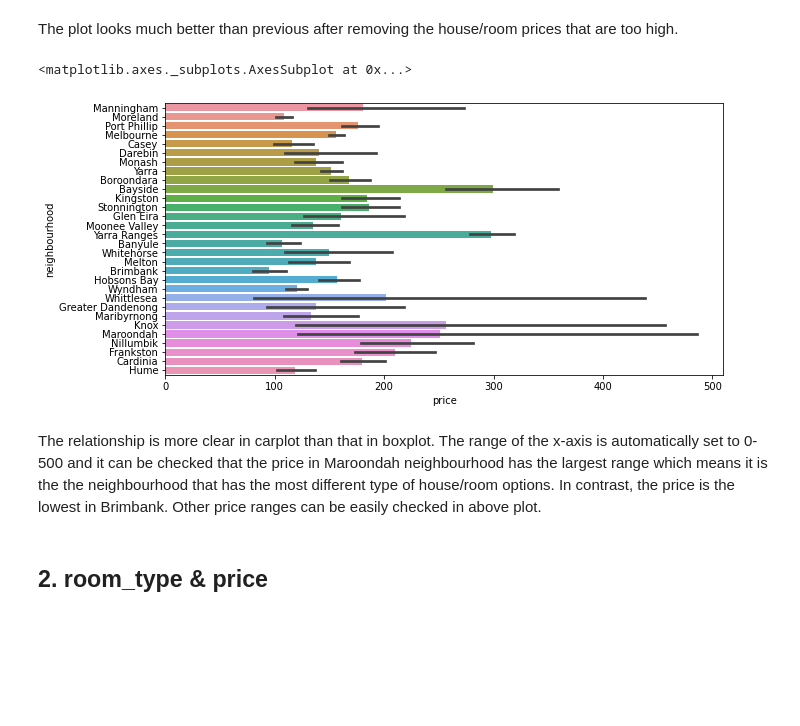
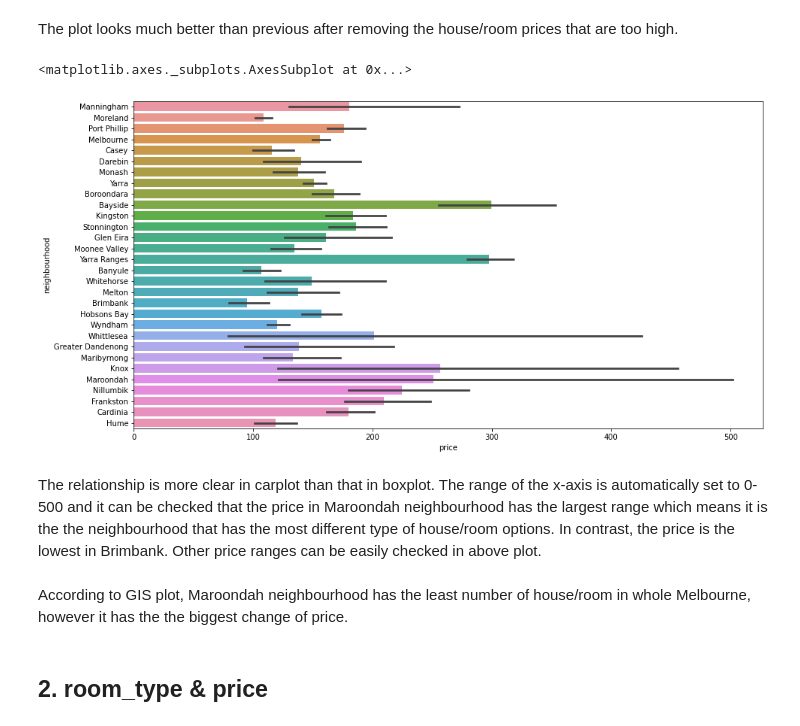
Before and after one commit to JunoZ9009/project_2021_summer, a Jupyter notebook: airbnb/04_Airbnb.ipynb, the cells around one changed output. Drawn from its saved outputs; the diff is of its cells as text; code cells hidden in the pictures; blank space fills up the shorter version.

```diff
--- a/airbnb/04_Airbnb.ipynb
+++ b/airbnb/04_Airbnb.ipynb
@@ -140,18 +85,18 @@ data.last_review
 18604           NaN
 Name: last_review, Length: 18605, dtype: object
 # %%
-new_data = data[['neighbourhood', 'room_type', 'price', 'minimum_nights', 'number_of_reviews', 'reviews_per_month', 'calculated_host_listings_count', 'last_review', 'availability_365']]
+new_data = data[['neighbourhood', 'room_type', 'price', 'minimum_nights', 'number_of_reviews', 'calculated_host_listings_count', 'last_review', 'availability_365']]
 # new_data.head()
 # %%
 # new_data.head(20)
 # %%
 # year
-new_data['year_review'] = new_data.last_review
-new_data.year_review = new_data.year_review.fillna('0')
+new_data['year'] = new_data.last_review
+new_data.year = new_data.year.fillna('0')
 for i in range(len(data)):
-  new_data['year_review'][i] = int(new_data.year_review[i].split('-')[0])
+  new_data['year'][i] = int(new_data.year[i].split('-')[0])
 # for i in range(len(data)):
-#   new_data['year_review'][i] = new_data.last_review[i].split('-')[0]
+#   new_data['year'][i] = new_data.last_review[i].split('-')[0]
 # %% [output]
 A value is trying to be set on a copy of a slice from a DataFrame.
 Try using .loc[row_indexer,col_indexer] = value instead
@@ -177,11 +122,11 @@ set(new_data.year_review)
 {0, 2012, 2013, 2014, 2015, 2016, 2017, 2018, 2019, 2020, 2021}
 # %%
 # month
-new_data['month_review'] = new_data.last_review
-new_data.month_review = new_data.month_review.fillna('0000-0')
+new_data['month'] = new_data.last_review
+new_data.month = new_data.month.fillna('0000-0')
 
 for i in range(len(data)):
-  new_data['month_review'][i] = int(new_data.month_review[i].split('-')[1])
+  new_data['month'][i] = int(new_data.month[i].split('-')[1])
 # %% [output]
 A value is trying to be set on a copy of a slice from a DataFrame.
 Try using .loc[row_indexer,col_indexer] = value instead
@@ -358,13 +274,15 @@ plt.show()
 # %% [markdown]
 The plot looks much better than previous after removing the house/room prices that are too high.
 # %%
-plt.figure(figsize=(10,5))
+plt.figure(figsize=(15,8))
 sns.barplot(y=new_data.neighbourhood, x=new_data.price)
 # %% [output]
 <matplotlib.axes._subplots.AxesSubplot at 0x...>
-[figure, old version]
+[figure, new version]
 # %% [markdown]
 The relationship is more clear in carplot than that in boxplot. The range of the x-axis is automatically set to 0-500 and it can be checked that the price in Maroondah neighbourhood has the largest range which means it is the the neighbourhood that has the most different type of house/room options. In contrast, the price is the lowest in Brimbank. Other price ranges can be easily checked in above plot.
+# %% [markdown]
+According to GIS plot, Maroondah neighbourhood has the least number of house/room in whole Melbourne, however it has the the biggest change of price.
 # %% [markdown]
 ## 2. room_type & price
 # %%
```
Also changed, not shown: parts of 55 cells of this notebook.
